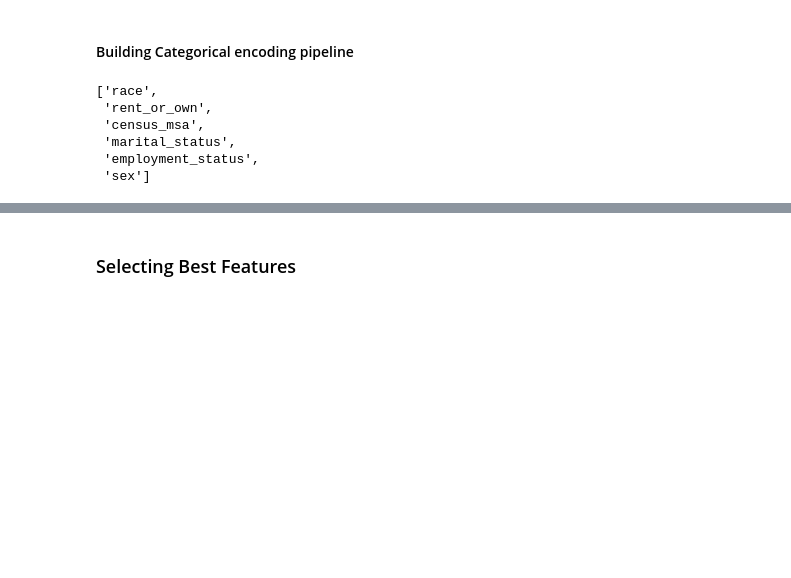
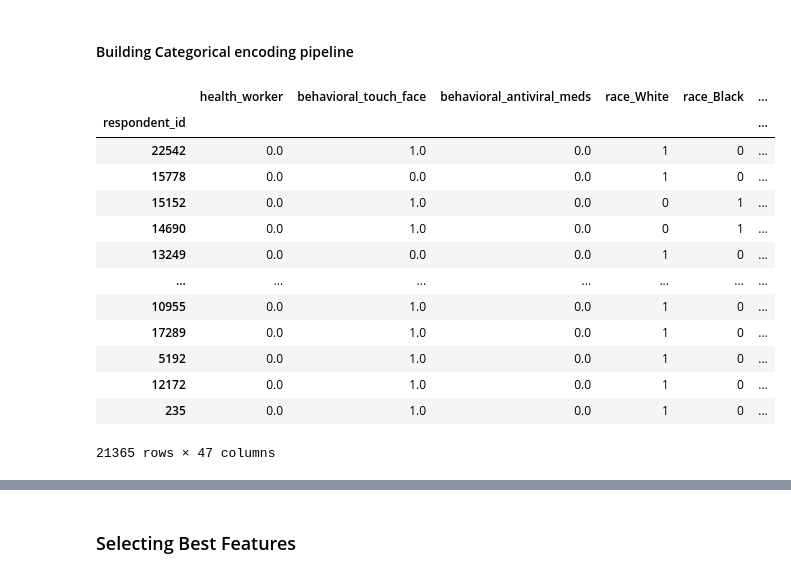
Before and after one commit to blackBagel/flu-shots, a Jupyter notebook: Flu_shot_forecast.ipynb, the cells around one changed output, grey strips where cells are left out. Cells and saved outputs as stored; diff of their text form; code cells hidden in the pictures; blank space fills up the shorter version.

```diff
--- a/Flu_shot_forecast.ipynb
+++ b/Flu_shot_forecast.ipynb
@@ -223,8 +225,12 @@ fig.tight_layout()
 #                                        'employment_occupation']
 # %%
 features_to_not_impute = {'respondent_id'}
-float_features_for_placeholder_impute = {'doctor_recc_h1n1',
-                                         'doctor_recc_seasonal'}
+
+# for now i'll impute the doctor_recc features with most freq values
+# mostly because a placeholder value is too much of a hassle for a temporary setup
+float_features_for_placeholder_impute = set()
+# float_features_for_placeholder_impute = {'doctor_recc_h1n1',
+#                                          'doctor_recc_seasonal'}
 all_float_features = set(df_train.select_dtypes(include=['float64']).columns)
 
 float_features_for_mf_impute =  all_float_features - \
@@ -349,7 +375,7 @@ id    column
 # %% [markdown]
 ### Encoding string columns
 # %%
-df_train_for_clf = pass_through_transformer(df_train_for_clf, data_preparation_imputer)
+df_train_for_clf = data_preparation_imputer.fit_transform(df_train_for_clf)
 # %% [markdown]
 ##############################################
 TBD: Handle bad NaNs with advanced imputers
@@ -423,13 +449,21 @@ string_features_for_plain_encode = string_features_to_classify_by - \
                                   string_features_for_OH_encode
 # %% [markdown]
 #### Building Categorical encoding pipeline
-# %%
-list(string_features_for_OH_encode)
-# %% [output]
-['race',
- 'rent_or_own',
- 'census_msa',
- 'marital_status',
- 'employment_status',
- 'sex']
+# %%
+OneHotEncoder(use_cat_names=True, cols = string_features_for_OH_encode).fit_transform(df_train_for_clf)
+# %% [output]
+|  | health_worker | behavioral_touch_face | behavioral_antiviral_meds | race_White | race_Black | ... |
+| respondent_id |  |  |  |  |  | ... |
+| 22542 | 0.0 | 1.0 | 0.0 | 1 | 0 | ... |
+| 15778 | 0.0 | 0.0 | 0.0 | 1 | 0 | ... |
+| 15152 | 0.0 | 1.0 | 0.0 | 0 | 1 | ... |
+| 14690 | 0.0 | 1.0 | 0.0 | 0 | 1 | ... |
+| 13249 | 0.0 | 0.0 | 0.0 | 1 | 0 | ... |
+| ... | ... | ... | ... | ... | ... | ... |
+| 10955 | 0.0 | 1.0 | 0.0 | 1 | 0 | ... |
+| 17289 | 0.0 | 1.0 | 0.0 | 1 | 0 | ... |
+| 5192 | 0.0 | 1.0 | 0.0 | 1 | 0 | ... |
+| 12172 | 0.0 | 1.0 | 0.0 | 1 | 0 | ... |
+| 235 | 0.0 | 1.0 | 0.0 | 1 | 0 | ... |
+21365 rows × 47 columns
 # %%
```
Also changed, not shown: parts of 14 cells of this notebook.
